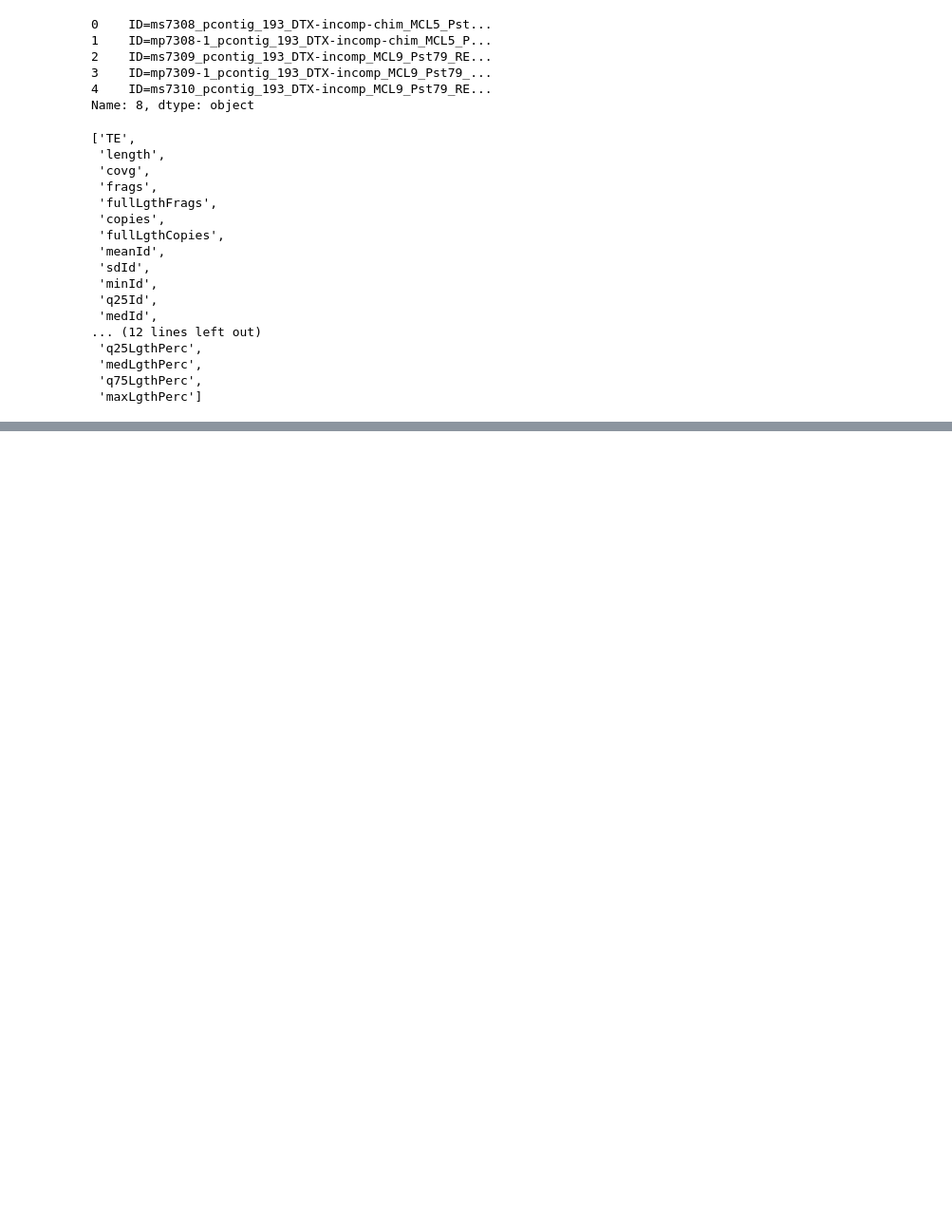
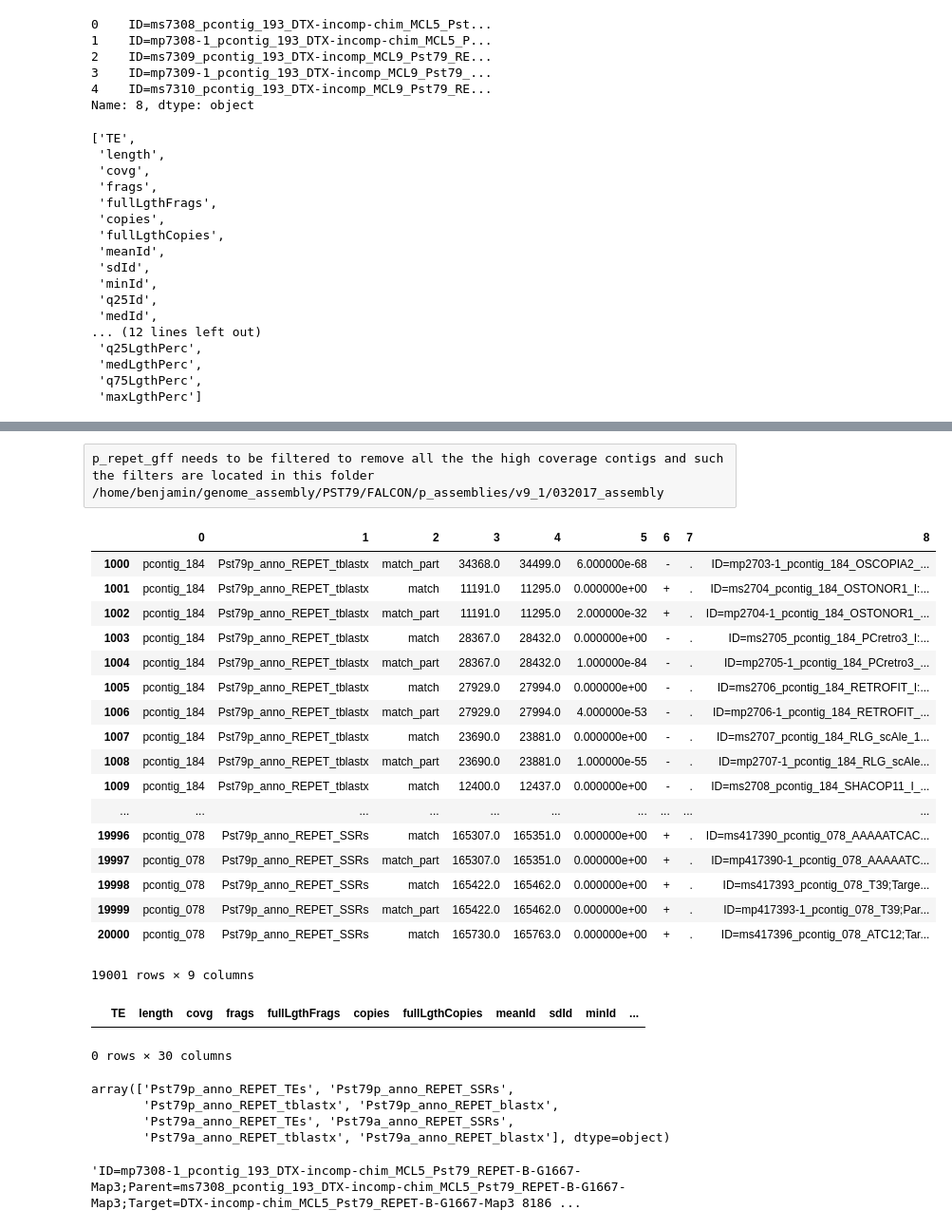
Before and after one commit to BenjaminSchwessinger/Pst_104E_analysis, a Jupyter notebook: Pst_104E_v12_TE_filtering_and_summary.ipynb, the cells around one changed output, grey strips where cells are left out. Shown at 95% size. Drawn from its saved outputs; the diff is of its cells as text; code cells hidden in the pictures; blank space fills up the shorter version.

```diff
--- a/Pst_104E_v12_TE_filtering_and_summary.ipynb
+++ b/Pst_104E_v12_TE_filtering_and_summary.ipynb
@@ -67,0 +231,31 @@ p_repet_summary_df.head()
+# %% [raw]
+p_repet_gff needs to be filtered to remove all the the high coverage contigs and such
+the filters are located in this folder
+/home/benjamin/genome_assembly/PST79/FALCON/p_assemblies/v9_1/032017_assembly
+# %%
+#now filter the gff dataframe to delete all the high coverage contigs
+contigs_smaller_2000 = pd.read_csv('/home/benjamin/genome_assembly/PST79/FALCON/p_assemblies/v9_1/032017_assembly/pcontig_smaller_2000.txt',\
+                                  header=None)[0].tolist()
+# %%
+p_repet_gff_filtered = p_repet_gff[p_repet_gff[0].isin(contigs_smaller_2000)].reset_index(drop=True)
+# %%
+p_repet_gff_filtered.loc[1000:20000,:]
+# %% [output]
+|  | 0 | 1 | 2 | 3 | 4 | 5 | 6 | 7 | 8 |
+| 1000 | pcontig_184 | Pst79p_anno_REPET_tblastx | match_part | 34368.0 | 34499.0 | 6.000000e-68 | - | . | ID=mp2703-1_pcontig_184_OSCOPIA2_... |
+| 1001 | pcontig_184 | Pst79p_anno_REPET_tblastx | match | 11191.0 | 11295.0 | 0.000000e+00 | + | . | ID=ms2704_pcontig_184_OSTONOR1_I:... |
+| 1002 | pcontig_184 | Pst79p_anno_REPET_tblastx | match_part | 11191.0 | 11295.0 | 2.000000e-32 | + | . | ID=mp2704-1_pcontig_184_OSTONOR1_... |
+| 1003 | pcontig_184 | Pst79p_anno_REPET_tblastx | match | 28367.0 | 28432.0 | 0.000000e+00 | - | . | ID=ms2705_pcontig_184_PCretro3_I:... |
+| 1004 | pcontig_184 | Pst79p_anno_REPET_tblastx | match_part | 28367.0 | 28432.0 | 1.000000e-84 | - | . | ID=mp2705-1_pcontig_184_PCretro3_... |
+| 1005 | pcontig_184 | Pst79p_anno_REPET_tblastx | match | 27929.0 | 27994.0 | 0.000000e+00 | - | . | ID=ms2706_pcontig_184_RETROFIT_I:... |
+| 1006 | pcontig_184 | Pst79p_anno_REPET_tblastx | match_part | 27929.0 | 27994.0 | 4.000000e-53 | - | . | ID=mp2706-1_pcontig_184_RETROFIT_... |
+| 1007 | pcontig_184 | Pst79p_anno_REPET_tblastx | match | 23690.0 | 23881.0 | 0.000000e+00 | - | . | ID=ms2707_pcontig_184_RLG_scAle_1... |
+| 1008 | pcontig_184 | Pst79p_anno_REPET_tblastx | match_part | 23690.0 | 23881.0 | 1.000000e-55 | - | . | ID=mp2707-1_pcontig_184_RLG_scAle... |
+| 1009 | pcontig_184 | Pst79p_anno_REPET_tblastx | match | 12400.0 | 12437.0 | 0.000000e+00 | - | . | ID=ms2708_pcontig_184_SHACOP11_I_... |
+| ... | ... | ... | ... | ... | ... | ... | ... | ... | ... |
+| 19996 | pcontig_078 | Pst79p_anno_REPET_SSRs | match | 165307.0 | 165351.0 | 0.000000e+00 | + | . | ID=ms417390_pcontig_078_AAAAATCAC... |
+| 19997 | pcontig_078 | Pst79p_anno_REPET_SSRs | match_part | 165307.0 | 165351.0 | 0.000000e+00 | + | . | ID=mp417390-1_pcontig_078_AAAAATC... |
+| 19998 | pcontig_078 | Pst79p_anno_REPET_SSRs | match | 165422.0 | 165462.0 | 0.000000e+00 | + | . | ID=ms417393_pcontig_078_T39;Targe... |
+| 19999 | pcontig_078 | Pst79p_anno_REPET_SSRs | match_part | 165422.0 | 165462.0 | 0.000000e+00 | + | . | ID=mp417393-1_pcontig_078_T39;Par... |
+| 20000 | pcontig_078 | Pst79p_anno_REPET_SSRs | match | 165730.0 | 165763.0 | 0.000000e+00 | + | . | ID=ms417396_pcontig_078_ATC12;Tar... |
+19001 rows × 9 columns
@@ -67,0 +266,16 @@ p_repet_summary_df.head()
+# %%
+p_repet_summary_df[p_repet_summary_df['TE'].str.match('MuDR-1')]
+# %% [output]
+|  | TE | length | covg | frags | fullLgthFrags | copies | fullLgthCopies | meanId | sdId | minId | ... |
+0 rows × 30 columns
+# %%
+p_repet_gff_filtered[1].unique()
+# %% [output]
+array(['Pst79p_anno_REPET_TEs', 'Pst79p_anno_REPET_SSRs',
+       'Pst79p_anno_REPET_tblastx', 'Pst79p_anno_REPET_blastx',
+       'Pst79a_anno_REPET_TEs', 'Pst79a_anno_REPET_SSRs',
+       'Pst79a_anno_REPET_tblastx', 'Pst79a_anno_REPET_blastx'], dtype=object)
+# %%
+p_repet_gff_filtered[p_repet_gff_filtered[1] == 'Pst79p_anno_REPET_TEs'][8][1]
+# %% [output]
+'ID=mp7308-1_pcontig_193_DTX-incomp-chim_MCL5_Pst79_REPET-B-G1667-Map3;Parent=ms7308_pcontig_193_DTX-incomp-chim_MCL5_Pst79_REPET-B-G1667-Map3;Target=DTX-incomp-chim_MCL5_Pst79_REPET-B-G1667-Map3 8186 ...
```
Also changed, not shown: parts of 40 cells of this notebook.
